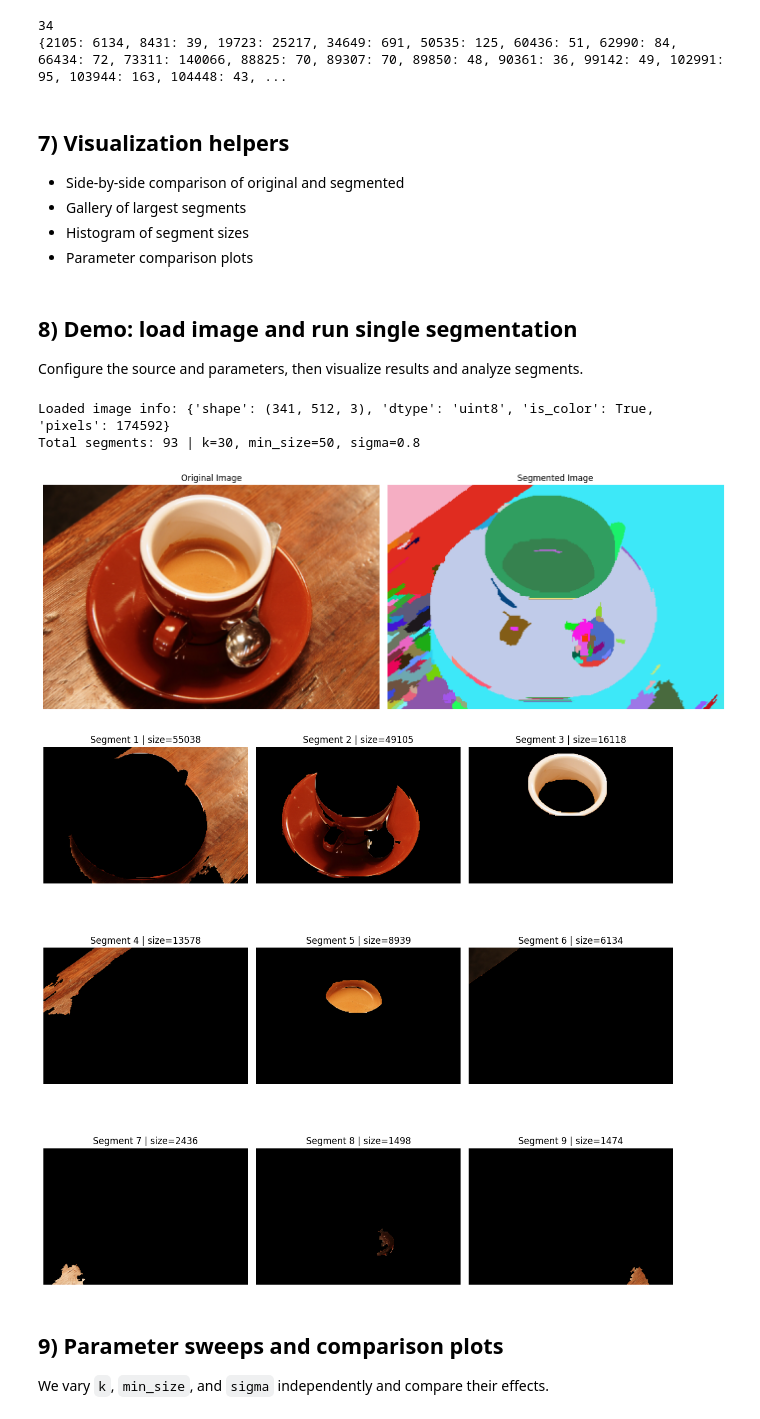
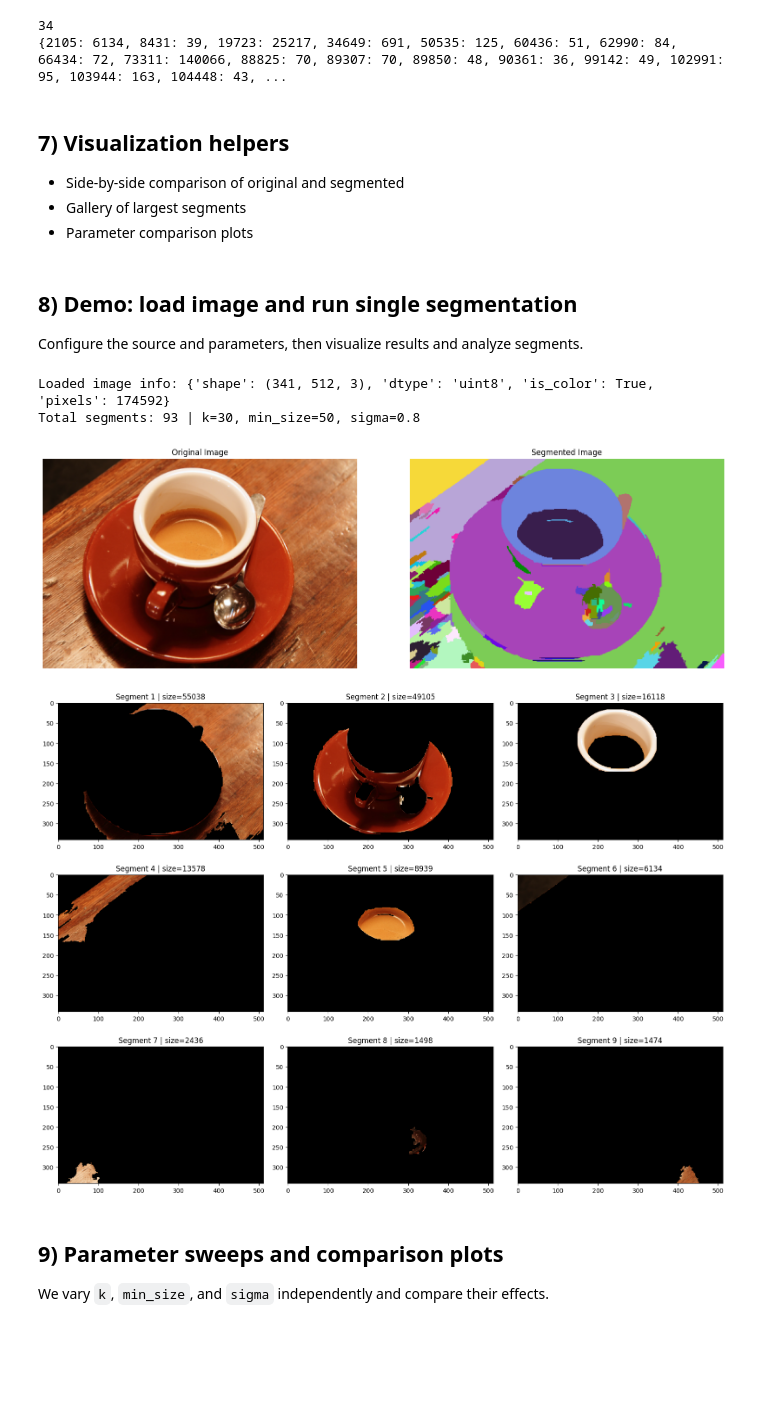
Before and after one commit to AlexKalll/img-segmentation, a Jupyter notebook: notebooks/fh-impl-final.ipynb, the cells around one changed output. Saved outputs shown, nothing was run; the diff lists cells and outputs as text; code cells hidden in the pictures; blank space fills up the shorter version.

```diff
--- a/notebooks/fh-impl-final.ipynb
+++ b/notebooks/fh-impl-final.ipynb
@@ -334,8 +322,7 @@ def analyze_segments(original_image: np.ndarray, uf: UnionFind, top_n:int=9):
         'total_segments': int(uf.num_sets),
         'largest_segments': segments,
         'segment_info': info,
-        'component_sizes': sizes,
-    }
+        'component_sizes': sizes}
 # %%
 # Analyze segments
 analysis = analyze_segments(my_img, uf_result, top_n=9)
@@ -349,11 +336,10 @@ print(analysis.get('component_sizes'))
 ## 7) Visualization helpers
 - Side-by-side comparison of original and segmented
 - Gallery of largest segments
-- Histogram of segment sizes
 - Parameter comparison plots
 # %%
 def show_comparison(original, segmented, titles=("Original", "Segmented")):
-    fig, axes = plt.subplots(1, 2, figsize=(14,6))
+    fig, axes = plt.subplots(1, 2, figsize=(16,5))
     if original.ndim == 2:
         axes[0].imshow(original, cmap='gray')
     else:
@@ -373,7 +359,7 @@ def show_comparison(original, segmented, titles=("Original", "Segmented")):
 
 def show_segment_gallery(segments, segment_info, grid=(3,3)):
     r, c = grid
-    fig, axes = plt.subplots(r, c, figsize=(12, 12))
+    fig, axes = plt.subplots(r, c, figsize=(16, 12))
     axes = np.array(axes).reshape(r, c)
     for i in range(r):
         for j in range(c):
@@ -387,7 +373,6 @@ def show_segment_gallery(segments, segment_info, grid=(3,3)):
                 else:
                     ax.imshow(seg)
                 ax.set_title(f"Segment {info['id']} | size={info['size']}")
-                ax.axis('off')
             else:
                 ax.axis('off')
     plt.tight_layout()
@@ -418,28 +403,28 @@ def plot_param_comparison(reports, param_name:str):
 ## 8) Demo: load image and run single segmentation
 Configure the source and parameters, then visualize results and analyze segments.
 # %%
-# Choose source: 'sample' | 'url' | 'path' | 'upload' ( e.g., r'D:\@icog_projects\img-segmentation\assets\demo-shot.png'
+# Choose source: 'sample' | 'url' | 'path' | 'upload'
 source_type = 'sample'
 sample_name = 'coffee'
 local_path = None
 url = None
 
 image = load_image(source_type, sample_name=sample_name, local_path=local_path, url=url, max_size=512)
 
 k, min_size, sigma = 30, 50, 0.8
-seg, nseg, uf = fh_segment(image, k=k, min_size=min_size, sigma=sigma)
-print(f'Total segments: {nseg} | k={k}, min_size={min_size}, sigma={sigma}')
-show_comparison(image, seg, titles=("Original Image", "Segmented Image"))
+segments, num_segments, uf = fh_segment(image, k=k, min_size=min_size, sigma=sigma)
+print(f'Total segments: {num_segments} | k={k}, min_size={min_size}, sigma={sigma}')
+show_comparison(image, segments, titles=("Original Image", "Segmented Image"))
 plt.show()
-res = analyze_segments(image, uf, top_n=9)
-show_segment_gallery(res['largest_segments'], res['segment_info'])
+
+analysis_result = analyze_segments(image, uf, top_n=9)
+show_segment_gallery(analysis_result['largest_segments'], analysis_result['segment_info'])
 plt.show()
-plt.show()
 # %% [output]
 Loaded image info: {'shape': (341, 512, 3), 'dtype': 'uint8', 'is_color': True, 'pixels': 174592}
 Total segments: 93 | k=30, min_size=50, sigma=0.8
-[figure, old version]
+[figure, new version]
-[figure, old version]
+[figure, new version]
 # %% [markdown]
 ## 9) Parameter sweeps and comparison plots
 We vary `k`, `min_size`, and `sigma` independently and compare their effects.
```
Also changed, not shown: parts of 6 cells of this notebook.
